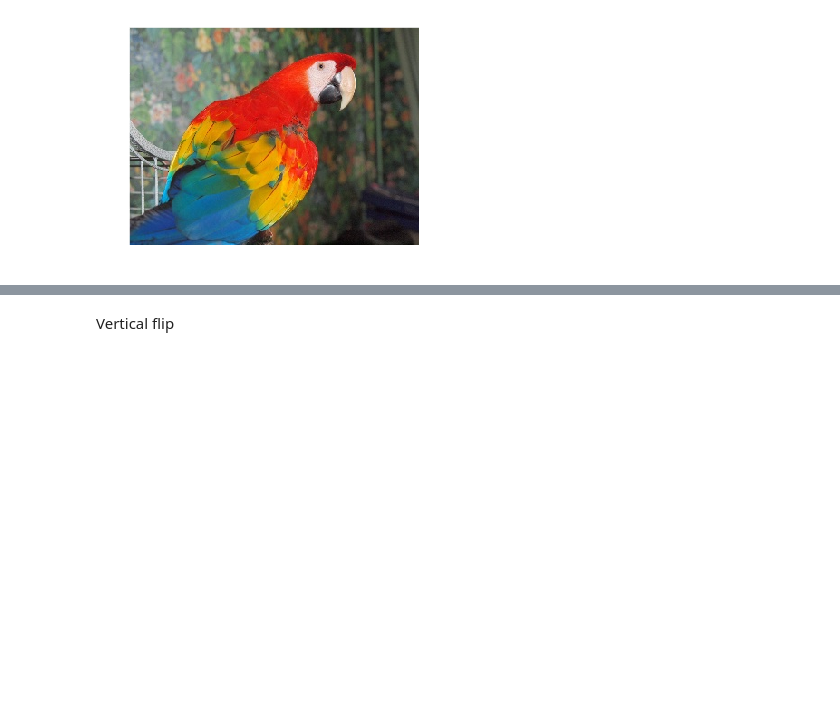
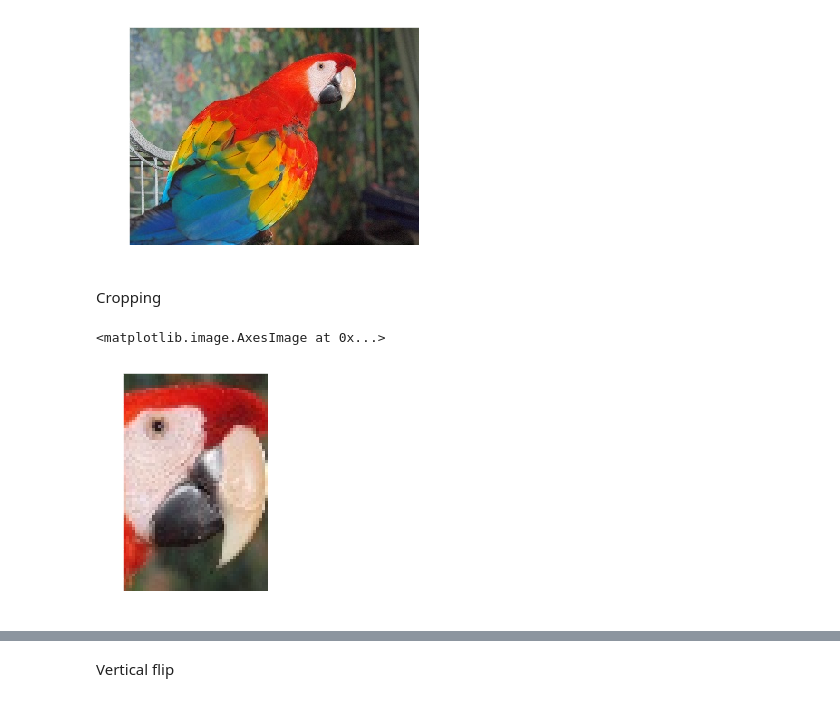
Before and after one commit to gorodion/pycv, a Jupyter notebook: demo.ipynb, the cells around one changed output, grey strips where cells are left out. Drawn from its saved outputs; the diff is of its cells as text; code cells hidden in the pictures; blank space fills up the shorter version.

```diff
--- a/demo.ipynb
+++ b/demo.ipynb
@@ -96,5 +100,5 @@ Set the default value of i/o color space option
-# %%
-cv3.options.RGB = False
+# %%
+cv3.opt.set_rgb()
 # %% [markdown]
 Swap red and blue channels
 # %%
@@ -146,3 +146,11 @@ plt.imshow(img)
 # %% [output]
 <matplotlib.image.AxesImage at 0x...>
 [figure]
+# %% [markdown]
+Cropping
+# %%
+cropped = cv3.crop(img, 25.5, 100, 200.1, 250)
+plt.imshow(cropped)
+# %% [output]
+<matplotlib.image.AxesImage at 0x...>
+[figure, added]
```
Also changed, not shown: parts of 48 cells of this notebook, 12 other files.
